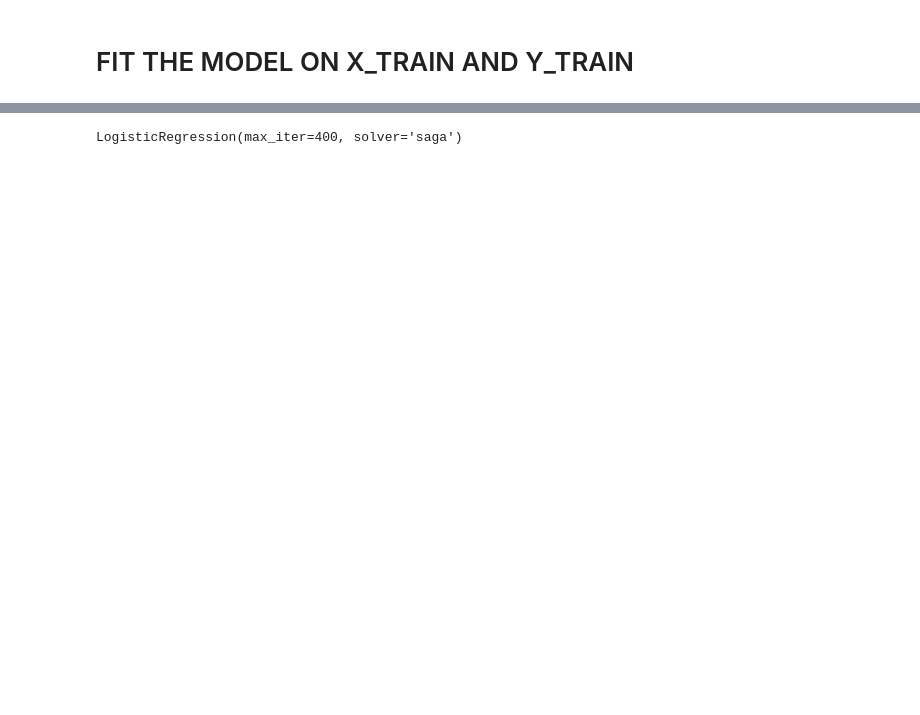
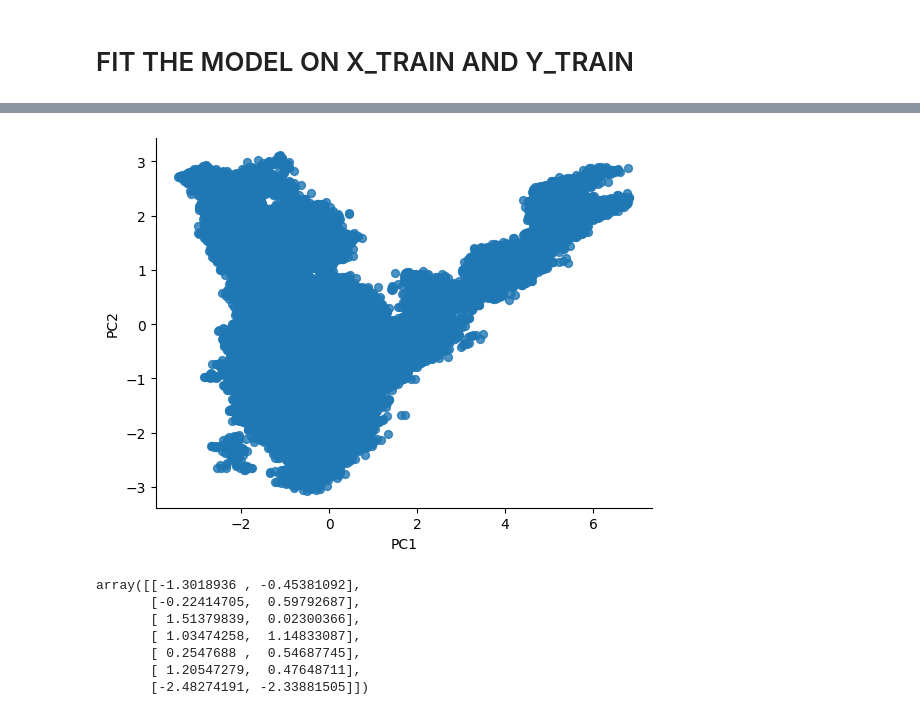
Before and after one commit to gredy/2021Z-DataVisualizationTechniques, a Jupyter notebook: PROJECT_3_FOREST_.ipynb, the cells around one changed output, grey strips where cells are left out. Drawn from its saved outputs; the diff is of its cells as text; code cells hidden in the pictures; blank space fills up the shorter version.

```diff
--- a/PROJECT_3_FOREST_.ipynb
+++ b/PROJECT_3_FOREST_.ipynb
@@ -194,0 +206,15 @@ X_train.head()
+# %%
+from sklearn.svm import SVC
+from sklearn.preprocessing import StandardScaler
+from sklearn.datasets import make_classification
+from sklearn.model_selection import train_test_split
+from sklearn.pipeline import Pipeline
+X, y = make_classification(random_state=0)
+X_train, X_test, y_train, y_test = train_test_split(X, y,
+                                                    random_state=0)
+pipe = Pipeline([('scaler', StandardScaler()), ('svc', SVC())])
+# The pipeline can be used as any other estimator
+# and avoids leaking the test set into the train set
+pipe.fit(X_train, y_train).score(X_test, y_test)
+# An estimator's parameter can be set using '__' syntax
+pipe.set_params(svc__C=10).fit(X_train, y_train).score(X_test, y_test)
@@ -201,0 +395,10 @@ scaler_train= preprocessing.StandardScaler().fit(X_train)
+# %%
+from sklearn import preprocessing
+import numpy as np
+import pandas as pd
+scaler_train= preprocessing.StandardScaler().fit(X_train)
+# Apply the scaler to your training data
+X_train_scaled = scaler_train.transform(X_train)
+
+# If you want to view the first few rows of the scaled data, convert it back to a DataFrame:
+df=pd.DataFrame(X_train_scaled, columns=X_train.columns).head()
@@ -201,0 +407,10 @@ scaler_train= preprocessing.StandardScaler().fit(X_train)
+# %%
+from sklearn.decomposition import PCA
+# keep the first two principal components of the data
+pca = PCA(n_components=2)
+# Fit PCA model to breast cancer data
+pca.fit(X_train_scaled)
+# transform data onto the first two principal components
+X_pca = pca.transform(X_train_scaled)
+print("Original shape: {}".format(str(X_train_scaled.shape)))
+print("Reduced shape: {}".format(str(X_pca.shape)))
@@ -201,0 +422,3 @@ scaler_train= preprocessing.StandardScaler().fit(X_train)
+# %%
+X_pca=pd.DataFrame(X_pca,columns=['PC1','PC2'])
+X_pca.head()
@@ -202,6 +432,21 @@ scaler_train= preprocessing.StandardScaler().fit(X_train)
+# %%
+# @title PC1 vs PC2
+
+from matplotlib import pyplot as plt
+X_pca.plot(kind='scatter', x='PC1', y='PC2', s=32, alpha=.8)
+plt.gca().spines[['top', 'right',]].set_visible(False)
+# %% [output]
+[figure, added]
 # %%
 from sklearn import linear_model
-model= linear_model.LogisticRegression(penalty='l2',max_iter=400,solver='saga')
-model.fit(X_train,y_train)
+model= linear_model.LogisticRegression(penalty='l2',max_iter=500,solver='saga')
+model.fit(X_pca,y_train)
+model.coef_
 # %% [output]
-LogisticRegression(max_iter=400, solver='saga')
+array([[-1.3018936 , -0.45381092],
+       [-0.22414705,  0.59792687],
+       [ 1.51379839,  0.02300366],
+       [ 1.03474258,  1.14833087],
+       [ 0.2547688 ,  0.54687745],
+       [ 1.20547279,  0.47648711],
+       [-2.48274191, -2.33881505]])
```
Also changed, not shown: parts of 33 cells of this notebook.
